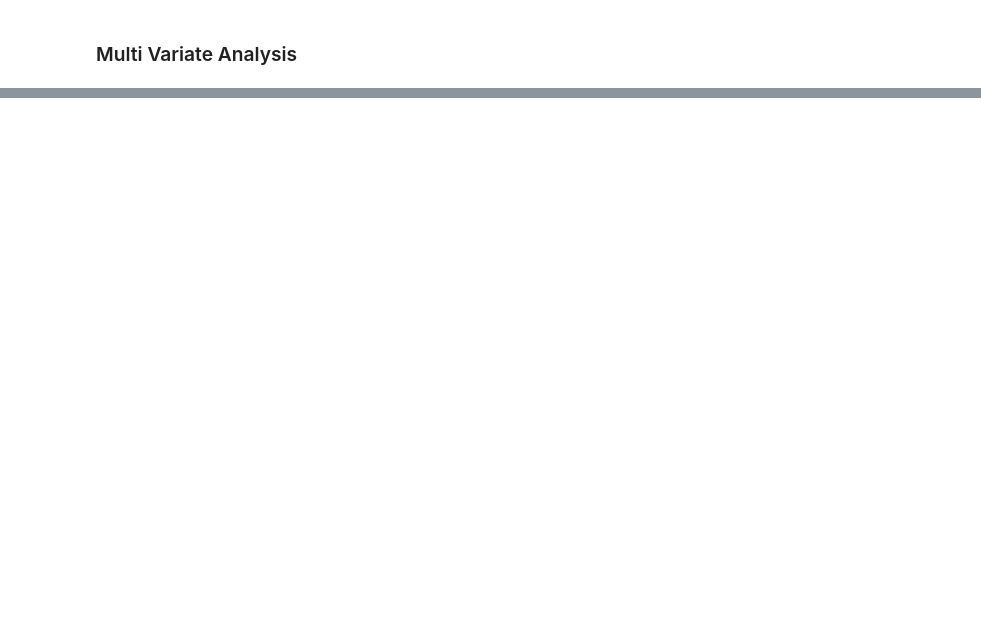
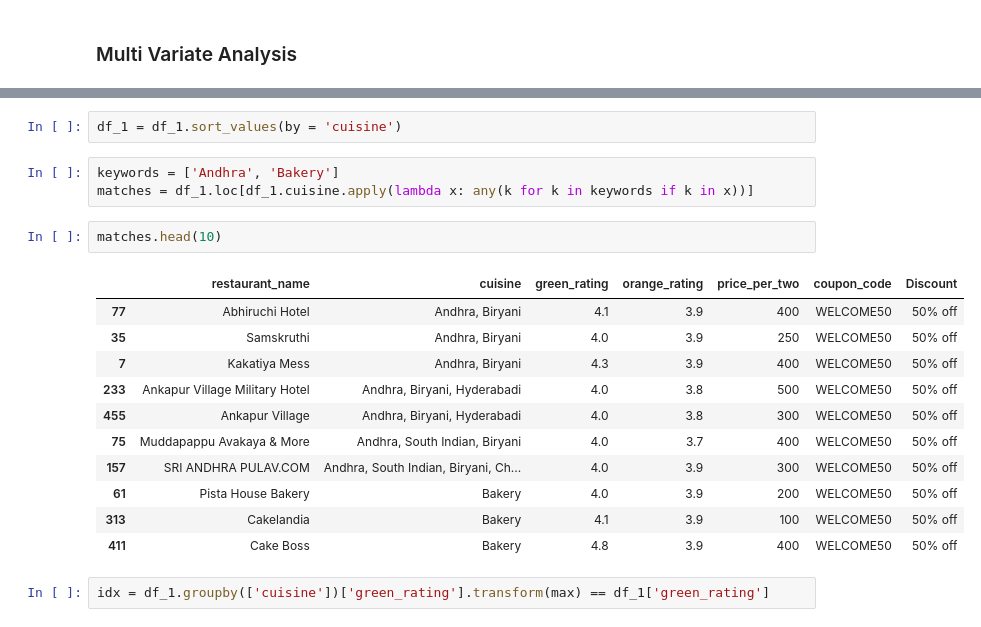
Before and after one commit to Anurag-Vamsi/swiggy_analysis, a Jupyter notebook: swiggy_data_analysis.ipynb, the cells around one changed output, grey strips where cells are left out. Cells and saved outputs as stored; diff of their text form; blank space fills up the shorter version.

```diff
--- a/swiggy_data_analysis.ipynb
+++ b/swiggy_data_analysis.ipynb
@@ -682,0 +630,21 @@ sns.barplot(data=df_1.nlargest(n=400,columns='green_rating'),y='coupon_code',x='
+# %%
+df_1 = df_1.sort_values(by = 'cuisine')
+# %%
+keywords = ['Andhra', 'Bakery']
+matches = df_1.loc[df_1.cuisine.apply(lambda x: any(k for k in keywords if k in x))]
+# %%
+matches.head(10)
+# %% [output]
+|  | restaurant_name | cuisine | green_rating | orange_rating | price_per_two | coupon_code | Discount |
+| 77 | Abhiruchi Hotel | Andhra, Biryani | 4.1 | 3.9 | 400 | WELCOME50 | 50% off |
+| 35 | Samskruthi | Andhra, Biryani | 4.0 | 3.9 | 250 | WELCOME50 | 50% off |
+| 7 | Kakatiya Mess | Andhra, Biryani | 4.3 | 3.9 | 400 | WELCOME50 | 50% off |
+| 233 | Ankapur Village Military Hotel | Andhra, Biryani, Hyderabadi | 4.0 | 3.8 | 500 | WELCOME50 | 50% off |
+| 455 | Ankapur Village | Andhra, Biryani, Hyderabadi | 4.0 | 3.8 | 300 | WELCOME50 | 50% off |
+| 75 | Muddapappu Avakaya & More | Andhra, South Indian, Biryani | 4.0 | 3.7 | 400 | WELCOME50 | 50% off |
+| 157 | SRI ANDHRA PULAV.COM | Andhra, South Indian, Biryani, Ch... | 4.0 | 3.9 | 300 | WELCOME50 | 50% off |
+| 61 | Pista House Bakery | Bakery | 4.0 | 3.9 | 200 | WELCOME50 | 50% off |
+| 313 | Cakelandia | Bakery | 4.1 | 3.9 | 100 | WELCOME50 | 50% off |
+| 411 | Cake Boss | Bakery | 4.8 | 3.9 | 400 | WELCOME50 | 50% off |
+# %%
+idx = df_1.groupby(['cuisine'])['green_rating'].transform(max) == df_1['green_rating']
```
Also changed, not shown: parts of 46 cells of this notebook.
